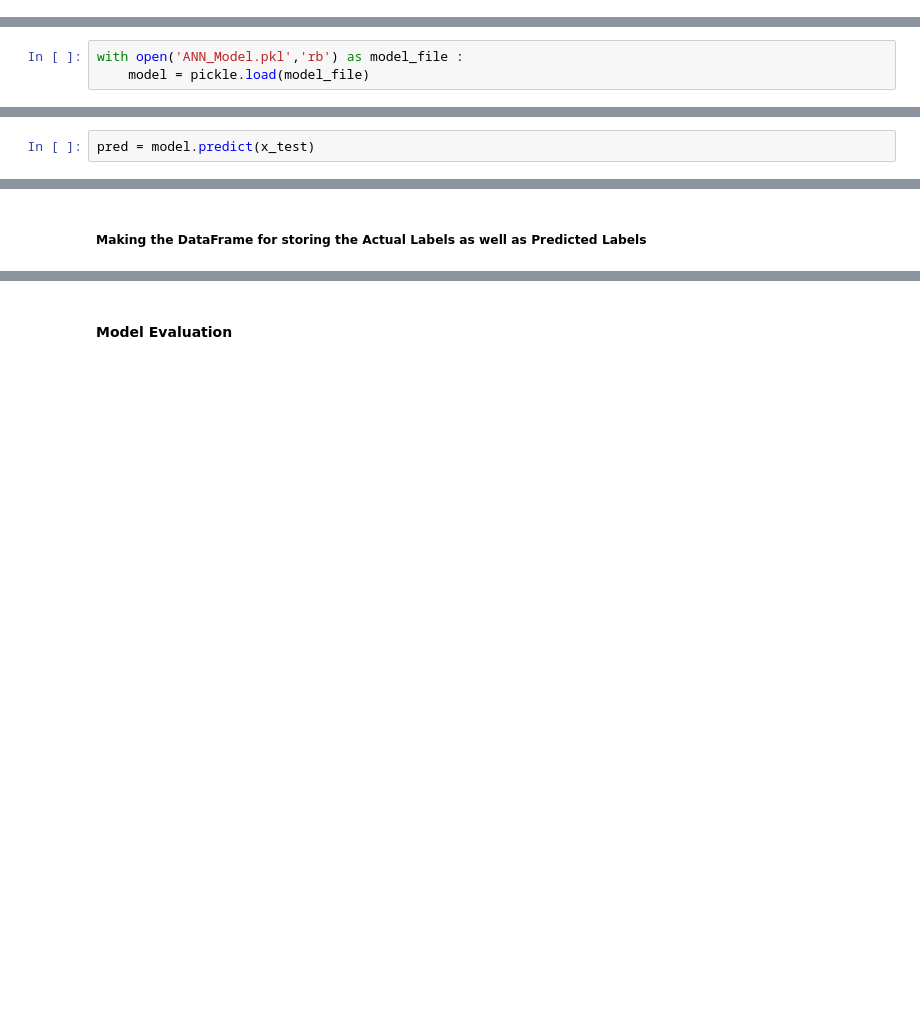
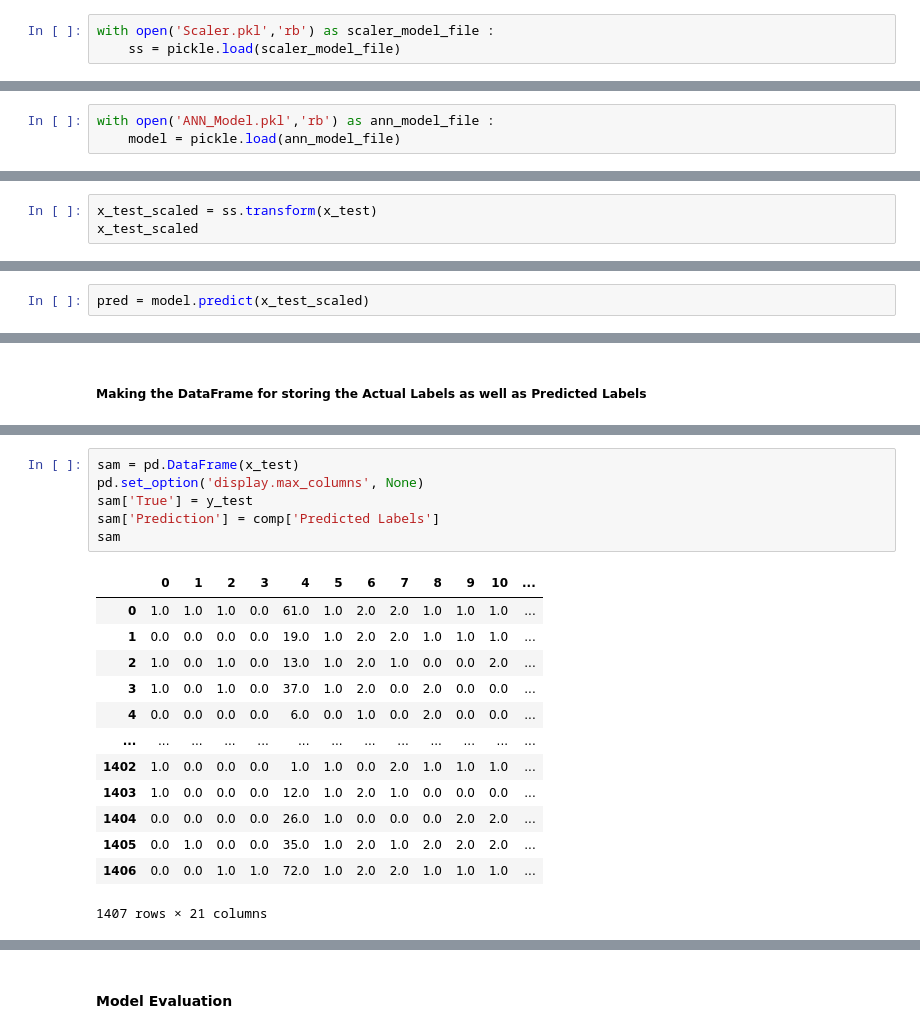
Before and after one commit to Samarth-Kumar-Samal/Customer-Churn-using-ANN, a Jupyter notebook: Model-Testing-Code-File.ipynb, the cells around one changed output, grey strips where cells are left out. Drawn from its saved outputs; the diff is of its cells as text; blank space fills up the shorter version.

Commit message:
Small modification in Model Training and Testing Notebook File

```diff
--- a/Model-Testing-Code-File.ipynb
+++ b/Model-Testing-Code-File.ipynb
@@ -13,8 +15,11 @@ warnings.filterwarnings('ignore')
+# %%
+with open('Scaler.pkl','rb') as scaler_model_file :
+    ss = pickle.load(scaler_model_file)
 # %% [markdown]
 ##### Loading the model pickle file
 # %%
-with open('ANN_Model.pkl','rb') as model_file :
-    model = pickle.load(model_file)
+with open('ANN_Model.pkl','rb') as ann_model_file :
+    model = pickle.load(ann_model_file)
 # %% [output]
 WARNING:tensorflow:From c:\Users\samsa\Documents\DL and ML Projects\Customer-Churn-using-ANN\venv\Lib\site-packages\keras\src\losses.py:2976: The name tf.losses.sparse_softmax_cross_entropy is depreca ...
 
@@ -28,0 +36,3 @@ y_test = np.load('y_test.npy')
+# %%
+x_test_scaled = ss.transform(x_test)
+x_test_scaled
@@ -29,5 +53,5 @@ y_test = np.load('y_test.npy')
 # %% [markdown]
 ##### Predicting the values with the help of test values
 # %%
-pred = model.predict(x_test)
+pred = model.predict(x_test_scaled)
 # %% [output]
@@ -66,0 +91,20 @@ comp.sample(10)
+# %%
+sam = pd.DataFrame(x_test)
+pd.set_option('display.max_columns', None)
+sam['True'] = y_test
+sam['Prediction'] = comp['Predicted Labels']
+sam
+# %% [output]
+|  | 0 | 1 | 2 | 3 | 4 | 5 | 6 | 7 | 8 | 9 | 10 | ... |
+| 0 | 1.0 | 1.0 | 1.0 | 0.0 | 61.0 | 1.0 | 2.0 | 2.0 | 1.0 | 1.0 | 1.0 | ... |
+| 1 | 0.0 | 0.0 | 0.0 | 0.0 | 19.0 | 1.0 | 2.0 | 2.0 | 1.0 | 1.0 | 1.0 | ... |
+| 2 | 1.0 | 0.0 | 1.0 | 0.0 | 13.0 | 1.0 | 2.0 | 1.0 | 0.0 | 0.0 | 2.0 | ... |
+| 3 | 1.0 | 0.0 | 1.0 | 0.0 | 37.0 | 1.0 | 2.0 | 0.0 | 2.0 | 0.0 | 0.0 | ... |
+| 4 | 0.0 | 0.0 | 0.0 | 0.0 | 6.0 | 0.0 | 1.0 | 0.0 | 2.0 | 0.0 | 0.0 | ... |
+| ... | ... | ... | ... | ... | ... | ... | ... | ... | ... | ... | ... | ... |
+| 1402 | 1.0 | 0.0 | 0.0 | 0.0 | 1.0 | 1.0 | 0.0 | 2.0 | 1.0 | 1.0 | 1.0 | ... |
+| 1403 | 1.0 | 0.0 | 0.0 | 0.0 | 12.0 | 1.0 | 2.0 | 1.0 | 0.0 | 0.0 | 0.0 | ... |
+| 1404 | 0.0 | 0.0 | 0.0 | 0.0 | 26.0 | 1.0 | 0.0 | 0.0 | 0.0 | 2.0 | 2.0 | ... |
+| 1405 | 0.0 | 1.0 | 0.0 | 0.0 | 35.0 | 1.0 | 2.0 | 1.0 | 2.0 | 2.0 | 2.0 | ... |
+| 1406 | 0.0 | 0.0 | 1.0 | 1.0 | 72.0 | 1.0 | 2.0 | 2.0 | 1.0 | 1.0 | 1.0 | ... |
+1407 rows × 21 columns
```
Also changed, not shown: parts of 9 cells of this notebook, 1 other file.
